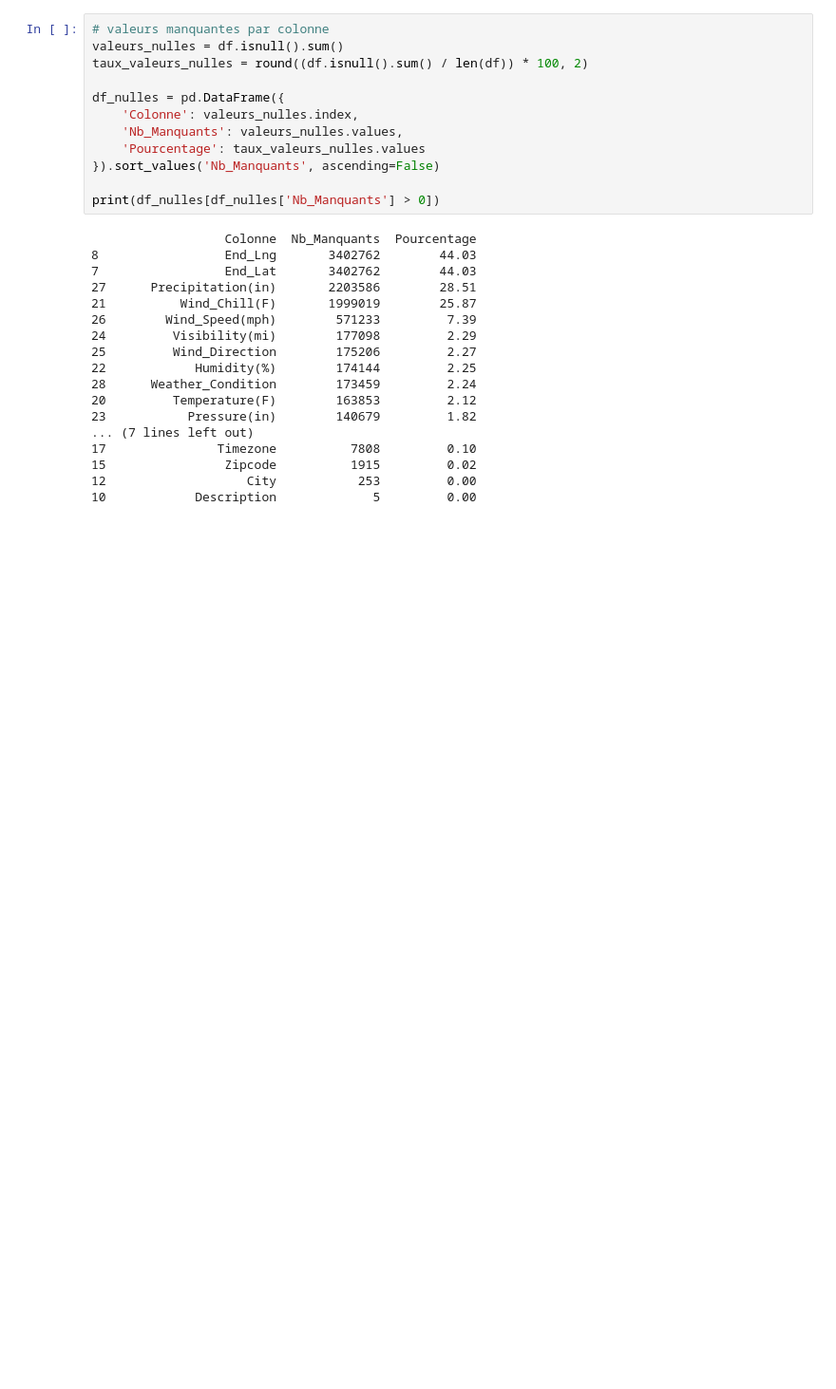
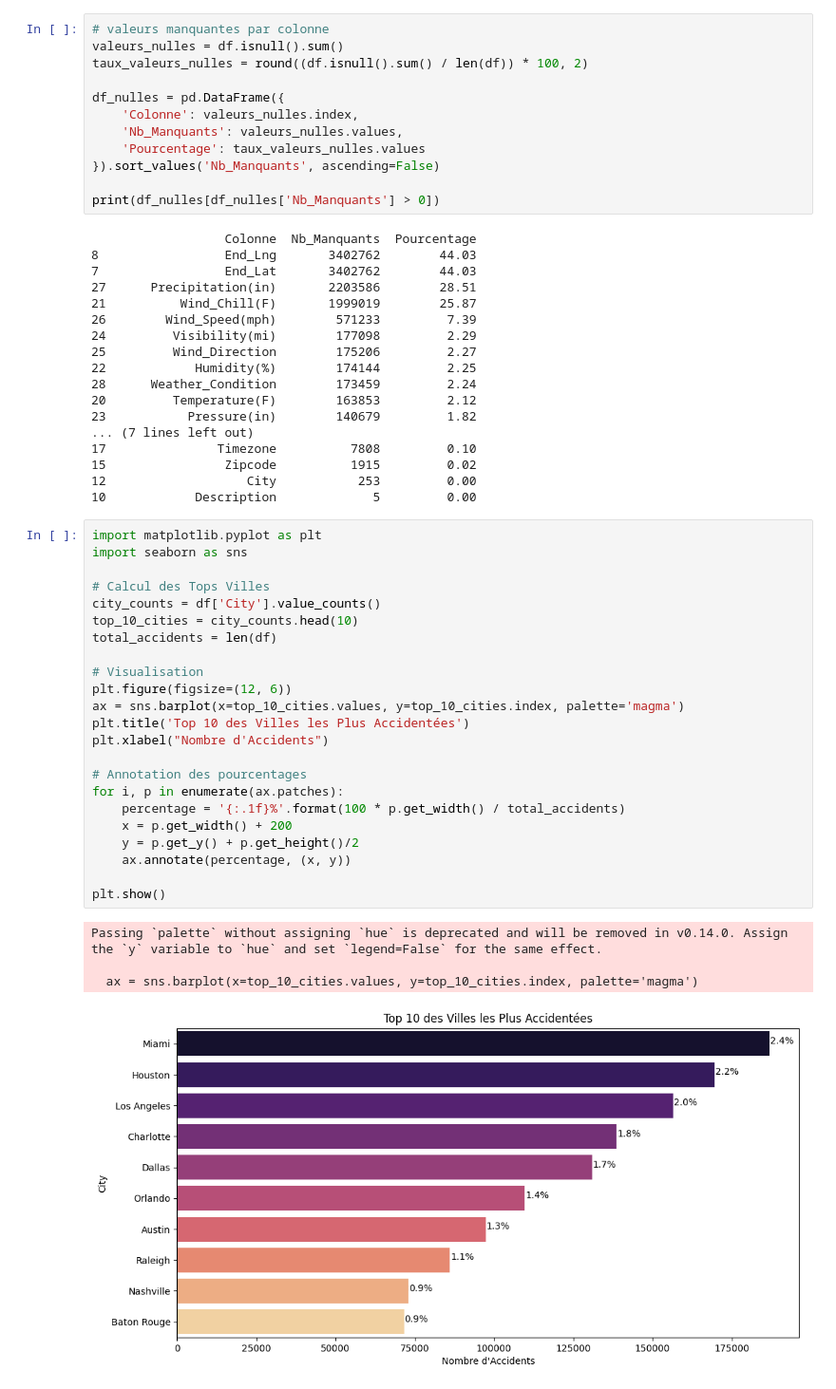
Before and after one commit to mawadaenn/US_accidentes, a Jupyter notebook: EDA.ipynb, the cells around one changed output. Shown at 95% size. Drawn from its saved outputs; the diff is of its cells as text; blank space fills up the shorter version.

```diff
--- a/EDA.ipynb
+++ b/EDA.ipynb
@@ -60,3 +60,31 @@ print(df_nulles[df_nulles['Nb_Manquants'] > 0])
 15                Zipcode          1915         0.02
 12                   City           253         0.00
 10            Description             5         0.00
+# %%
+import matplotlib.pyplot as plt
+import seaborn as sns
+
+# Calcul des Tops Villes
+city_counts = df['City'].value_counts()
+top_10_cities = city_counts.head(10)
+total_accidents = len(df)
+
+# Visualisation
+plt.figure(figsize=(12, 6))
+ax = sns.barplot(x=top_10_cities.values, y=top_10_cities.index, palette='magma')
+plt.title('Top 10 des Villes les Plus Accidentées')
+plt.xlabel("Nombre d'Accidents")
+
+# Annotation des pourcentages
+for i, p in enumerate(ax.patches):
+    percentage = '{:.1f}%'.format(100 * p.get_width() / total_accidents)
+    x = p.get_width() + 200
+    y = p.get_y() + p.get_height()/2
+    ax.annotate(percentage, (x, y))
+
+plt.show()
+# %% [output]
+Passing `palette` without assigning `hue` is deprecated and will be removed in v0.14.0. Assign the `y` variable to `hue` and set `legend=False` for the same effect.
+
+  ax = sns.barplot(x=top_10_cities.values, y=top_10_cities.index, palette='magma')
+[figure, added]
```
Also changed, not shown: parts of 2 cells of this notebook.
